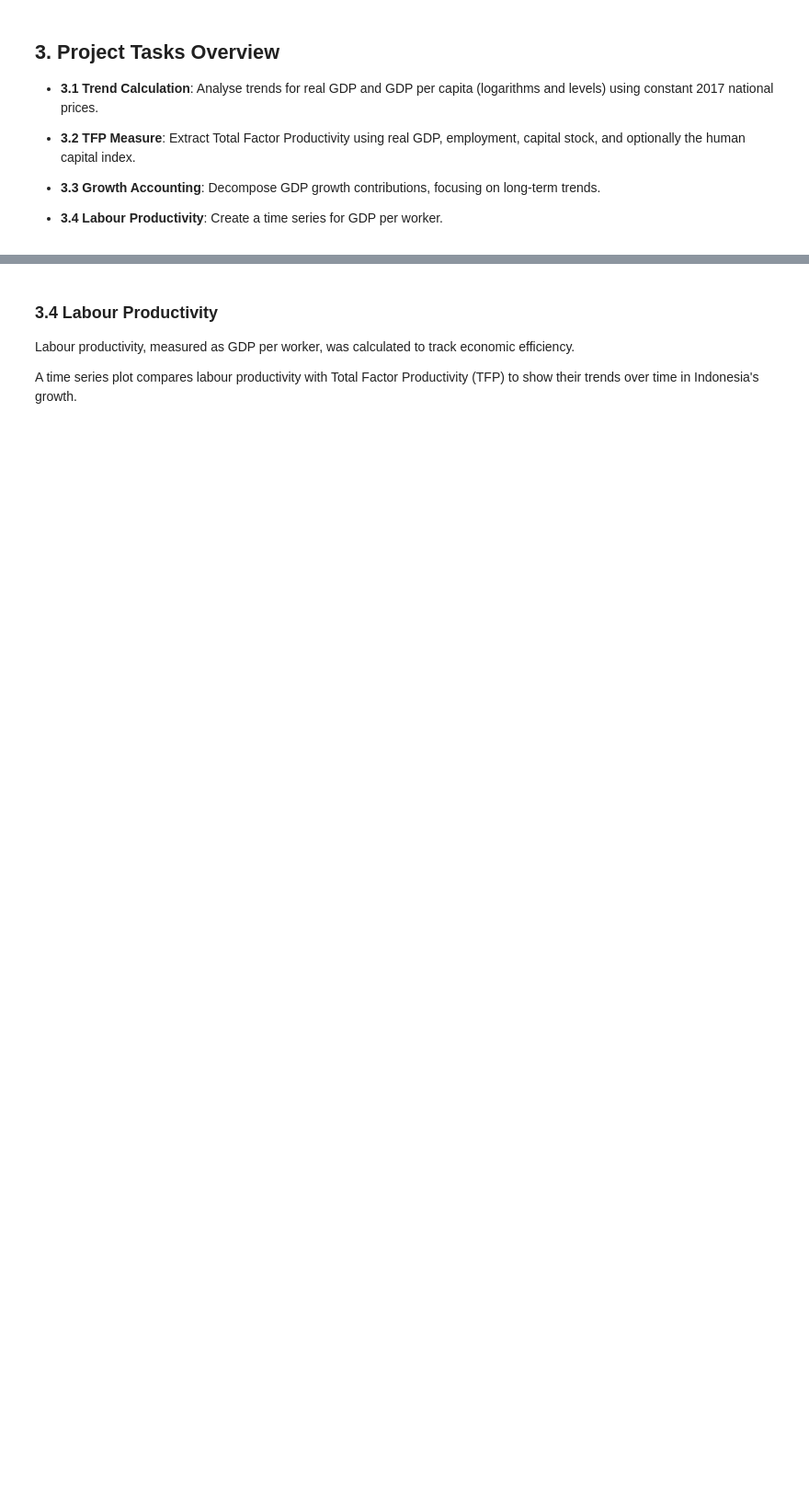
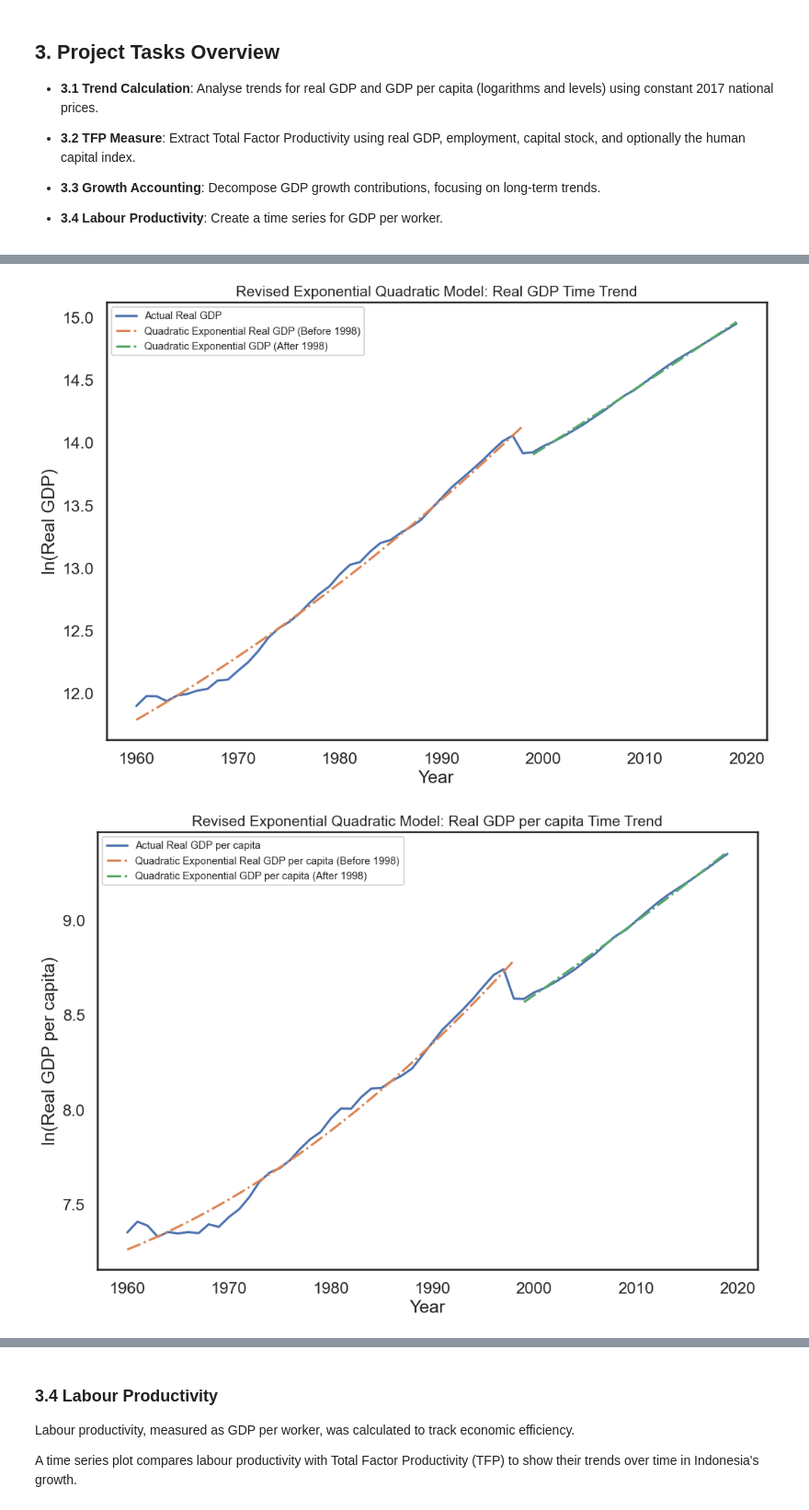
Before and after one commit to ec2b1-case-study/growth-analysis-indonesia, a Jupyter notebook: main/indonesia.ipynb, the cells around one changed output, grey strips where cells are left out. Shown at 92% size. Drawn from its saved outputs; the diff is of its cells as text; code cells hidden in the pictures; blank space fills up the shorter version.

```diff
--- a/main/indonesia.ipynb
+++ b/main/indonesia.ipynb
@@ -287,0 +329,58 @@ The following image shows how we've decided to calculate TFP.
+# %%
+# Split data set into 2 subperiods - before and after 1998
+data_indonesia_before_1998 = data_indonesia[data_indonesia["year"] <= 1998]
+data_indonesia_after_1998 = data_indonesia[data_indonesia["year"] > 1998]
+
+# Subset the RGDP and RGDP per capita series
+Y_gdp_before_1998 = data_indonesia_before_1998["rgdpna"]
+Y_gdp_after_1998 = data_indonesia_after_1998["rgdpna"]
+Y_pc_before_1998 = data_indonesia_before_1998["rgdpna_pc"]
+Y_pc_after_1998 = data_indonesia_after_1998["rgdpna_pc"]
+
+# Compute separate sample sizes for the subsample used for estimation and the whole sample.
+T_gdp_before_1998 = len(Y_gdp_before_1998)
+T_gdp_after_1998 = len(Y_gdp_after_1998)
+T_pc_before_1998 = len(Y_pc_before_1998)
+T_pc_after_1998 = len(Y_pc_after_1998)
+T_before_1998 = 1998 - ymin + 1
+T_after_1998 = ymax - 1998
+
+# Uncomment the following lines if you need to verify the sample sizes
+# print(T_gdp_before_1998, T_gdp_after_1998, T_pc_before_1998, T_pc_after_1998, T_before_1998, T_after_1998)
+
+# Derive fitted values for the 2 subperiods using the exponential quadratic model
+yhat_exp_quad_gdp_before_1998 = exponential_quadratic_model(Y_gdp_before_1998, T_before_1998)
+yhat_exp_quad_gdp_after_1998 = exponential_quadratic_model(Y_gdp_after_1998, T_after_1998)
+yhat_exp_quad_pc_before_1998 = exponential_quadratic_model(Y_pc_before_1998, T_before_1998)
+yhat_exp_quad_pc_after_1998 = exponential_quadratic_model(Y_pc_after_1998, T_after_1998)
+
+# Plot Exponential Quadratic Graph for RGDP
+plt.figure(figsize=(12, 8))
+plt.plot(data_indonesia['year'], np.log(data_indonesia['rgdpna']), label="Actual Real GDP")
+plt.plot(data_indonesia_before_1998['year'], yhat_exp_quad_gdp_before_1998, label="Quadratic Exponential Real GDP (Before 1998)", linestyle="dashdot")
+plt.plot(data_indonesia_after_1998['year'], yhat_exp_quad_gdp_after_1998, label="Quadratic Exponential GDP (After 1998)", linestyle="dashdot")
+
+# Labels and Title
+plt.xlabel("Year")
+plt.ylabel("ln(Real GDP)")
+plt.legend(fontsize='xx-small', loc='upper left')
+plt.title("Revised Exponential Quadratic Model: Real GDP Time Trend", fontsize=15)
+
+plt.show()  # Ensure the plot renders properly and suppresses text output
+
+# Plot Exponential Quadratic Graph for RGDP PC
+plt.figure(figsize=(12, 8))
+plt.plot(data_indonesia['year'], np.log(data_indonesia['rgdpna_pc']), label="Actual Real GDP per capita")
+plt.plot(data_indonesia_before_1998['year'], yhat_exp_quad_pc_before_1998, label="Quadratic Exponential Real GDP per capita (Before 1998)", linestyle="dashdot")
+plt.plot(data_indonesia_after_1998['year'], yhat_exp_quad_pc_after_1998, label="Quadratic Exponential GDP per capita (After 1998)", linestyle="dashdot")
+
+# Labels and Title
+plt.xlabel("Year")
+plt.ylabel("ln(Real GDP per capita)")
+plt.legend(fontsize='xx-small', loc='upper left')
+plt.title("Revised Exponential Quadratic Model: Real GDP per capita Time Trend", fontsize=15)
+
+plt.show()
+# %% [output]
+[figure, added]
+[figure, added]
```
Also changed, not shown: parts of 26 cells of this notebook, 3 other files.
